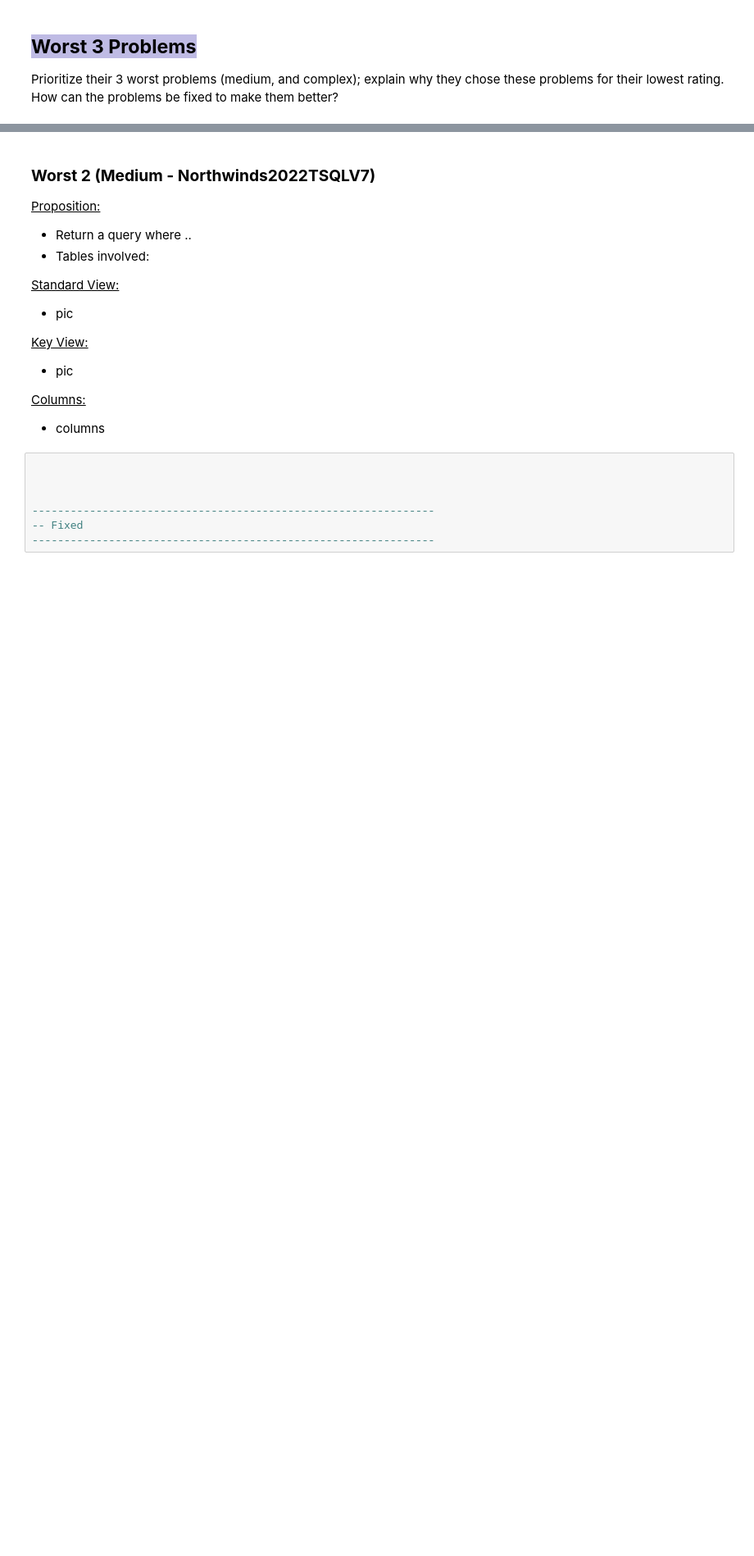
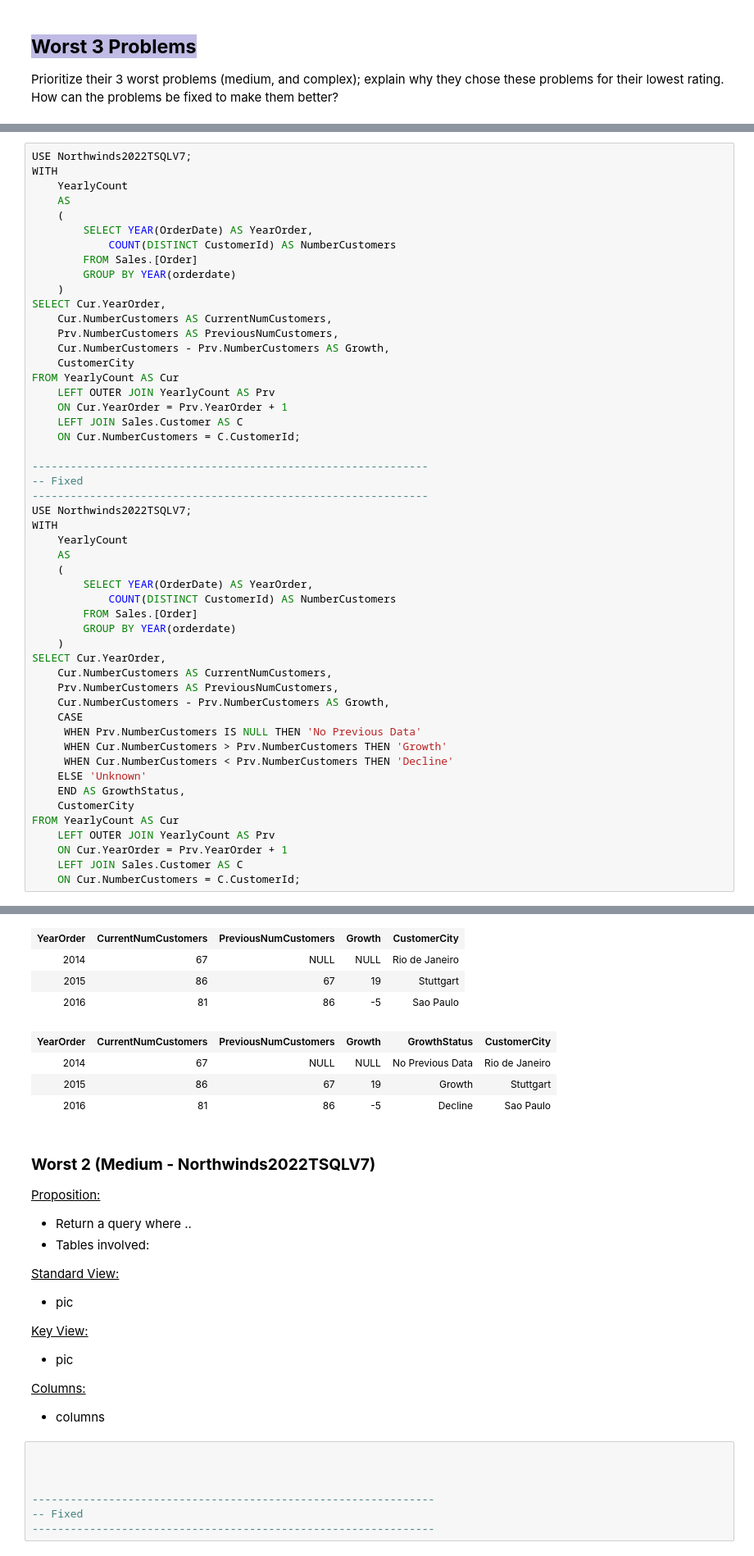
Before and after one commit to DCampos22/Databases-Group2, a Jupyter notebook: G331_2_Projects/G331_2_Project1/G331_2_Queries/G331_2_Project1_DamarisCampos.ipynb, the cells around one changed output, grey strips where cells are left out. Shown at 82% size. Cells and saved outputs as stored; diff of their text form; blank space fills up the shorter version.

```diff
--- a/G331_2_Projects/G331_2_Project1/G331_2_Queries/G331_2_Project1_DamarisCampos.ipynb
+++ b/G331_2_Projects/G331_2_Project1/G331_2_Queries/G331_2_Project1_DamarisCampos.ipynb
@@ -100,0 +96,52 @@ Prioritize their 3 worst problems (medium, and complex); explain why they chose
+# %%
+USE Northwinds2022TSQLV7;
+WITH
+    YearlyCount
+    AS
+    (
+        SELECT YEAR(OrderDate) AS YearOrder,
+            COUNT(DISTINCT CustomerId) AS NumberCustomers
+        FROM Sales.[Order]
+        GROUP BY YEAR(orderdate)
+    )
+SELECT Cur.YearOrder,
+    Cur.NumberCustomers AS CurrentNumCustomers,
+    Prv.NumberCustomers AS PreviousNumCustomers,
+    Cur.NumberCustomers - Prv.NumberCustomers AS Growth,
+    CustomerCity
+FROM YearlyCount AS Cur
+    LEFT OUTER JOIN YearlyCount AS Prv
+    ON Cur.YearOrder = Prv.YearOrder + 1
+    LEFT JOIN Sales.Customer AS C
+    ON Cur.NumberCustomers = C.CustomerId;
+
+--------------------------------------------------------------
+-- Fixed
+--------------------------------------------------------------
+USE Northwinds2022TSQLV7;
+WITH
+    YearlyCount
+    AS
+    (
+        SELECT YEAR(OrderDate) AS YearOrder,
+            COUNT(DISTINCT CustomerId) AS NumberCustomers
+        FROM Sales.[Order]
+        GROUP BY YEAR(orderdate)
+    )
+SELECT Cur.YearOrder,
+    Cur.NumberCustomers AS CurrentNumCustomers,
+    Prv.NumberCustomers AS PreviousNumCustomers,
+    Cur.NumberCustomers - Prv.NumberCustomers AS Growth,
+    CASE
+     WHEN Prv.NumberCustomers IS NULL THEN 'No Previous Data'
+     WHEN Cur.NumberCustomers > Prv.NumberCustomers THEN 'Growth'
+     WHEN Cur.NumberCustomers < Prv.NumberCustomers THEN 'Decline'
+    ELSE 'Unknown'
+    END AS GrowthStatus,
+    CustomerCity
+FROM YearlyCount AS Cur
+    LEFT OUTER JOIN YearlyCount AS Prv
+    ON Cur.YearOrder = Prv.YearOrder + 1
+    LEFT JOIN Sales.Customer AS C
+    ON Cur.NumberCustomers = C.CustomerId;
+# %% [output]
@@ -101,3 +151,11 @@ Prioritize their 3 worst problems (medium, and complex); explain why they chose
+| YearOrder | CurrentNumCustomers | PreviousNumCustomers | Growth | CustomerCity |
+| 2014 | 67 | NULL | NULL | Rio de Janeiro |
+| 2015 | 86 | 67 | 19 | Stuttgart |
+| 2016 | 81 | 86 | -5 | Sao Paulo |
+| YearOrder | CurrentNumCustomers | PreviousNumCustomers | Growth | GrowthStatus | CustomerCity |
+| 2014 | 67 | NULL | NULL | No Previous Data | Rio de Janeiro |
+| 2015 | 86 | 67 | 19 | Growth | Stuttgart |
+| 2016 | 81 | 86 | -5 | Decline | Sao Paulo |
 # %% [markdown]
 ### **Worst 2 (Medium - Northwinds2022TSQLV7)**
 
```
Also changed, not shown: parts of 4 cells of this notebook.
